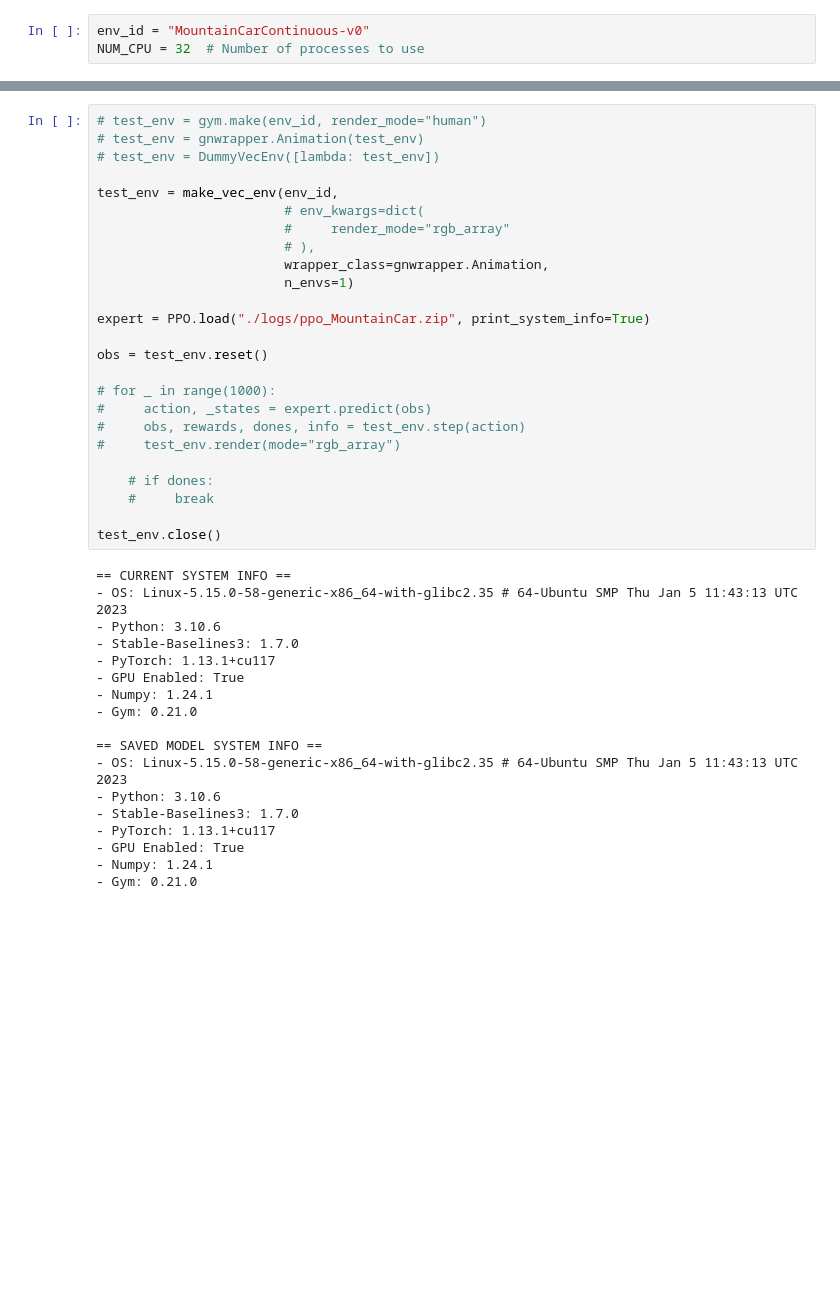
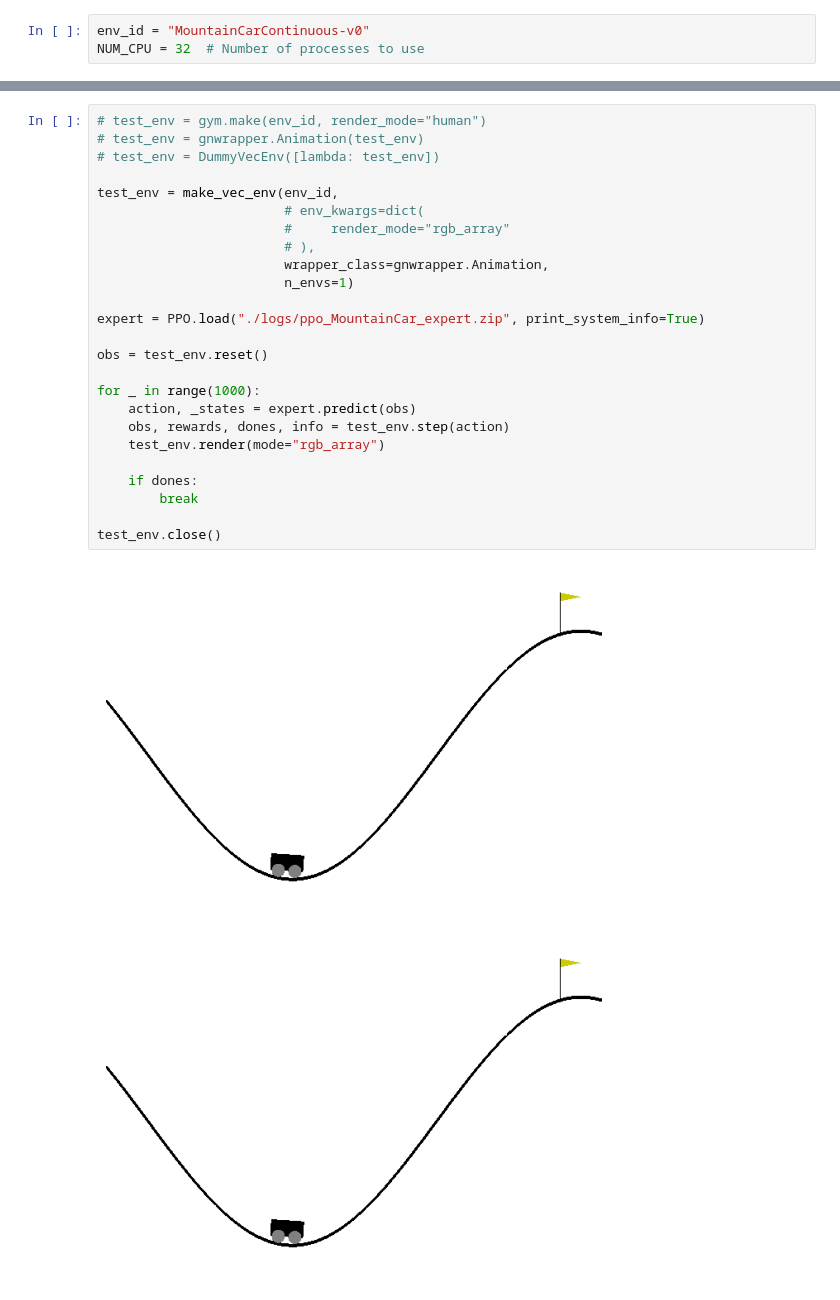
Before and after one commit to Vvlad1slavV/LBC-RL, a Jupyter notebook: MountainCarContinuous.ipynb, the cells around one changed output, grey strips where cells are left out. Drawn from its saved outputs; the diff is of its cells as text; blank space fills up the shorter version.

```diff
--- a/MountainCarContinuous.ipynb
+++ b/MountainCarContinuous.ipynb
@@ -138,46 +105,31 @@ Eval num_timesteps=48000, episode_reward=-11.67 +/- 0.37
 # %%
 # test_env = gym.make(env_id, render_mode="human")
 # test_env = gnwrapper.Animation(test_env)
 # test_env = DummyVecEnv([lambda: test_env])
 
 test_env = make_vec_env(env_id,
                         # env_kwargs=dict(
                         #     render_mode="rgb_array"
                         # ),
                         wrapper_class=gnwrapper.Animation,
                         n_envs=1)
 
-expert = PPO.load("./logs/ppo_MountainCar.zip", print_system_info=True)
+expert = PPO.load("./logs/ppo_MountainCar_expert.zip", print_system_info=True)
 
 obs = test_env.reset()
 
-# for _ in range(1000):
-#     action, _states = expert.predict(obs)
-#     obs, rewards, dones, info = test_env.step(action)
-#     test_env.render(mode="rgb_array")
+for _ in range(1000):
+    action, _states = expert.predict(obs)
+    obs, rewards, dones, info = test_env.step(action)
+    test_env.render(mode="rgb_array")
 
-    # if dones:
-    #     break
+    if dones:
+        break
 
 test_env.close()
 # %% [output]
-== CURRENT SYSTEM INFO ==
-- OS: Linux-5.15.0-58-generic-x86_64-with-glibc2.35 # 64-Ubuntu SMP Thu Jan 5 11:43:13 UTC 2023
-- Python: 3.10.6
-- Stable-Baselines3: 1.7.0
-- PyTorch: 1.13.1+cu117
-- GPU Enabled: True
-- Numpy: 1.24.1
-- Gym: 0.21.0
-
-== SAVED MODEL SYSTEM INFO ==
-- OS: Linux-5.15.0-58-generic-x86_64-with-glibc2.35 # 64-Ubuntu SMP Thu Jan 5 11:43:13 UTC 2023
-- Python: 3.10.6
-- Stable-Baselines3: 1.7.0
-- PyTorch: 1.13.1+cu117
-- GPU Enabled: True
-- Numpy: 1.24.1
-- Gym: 0.21.0
+[figure, added]
+[figure, added]
 # %%
 from stable_baselines3.common.evaluation import evaluate_policy
 
```
Also changed, not shown: parts of 16 cells of this notebook.
